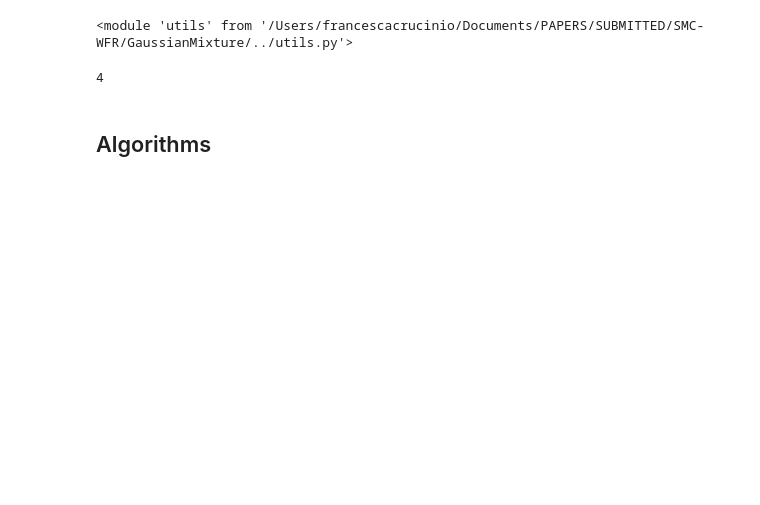
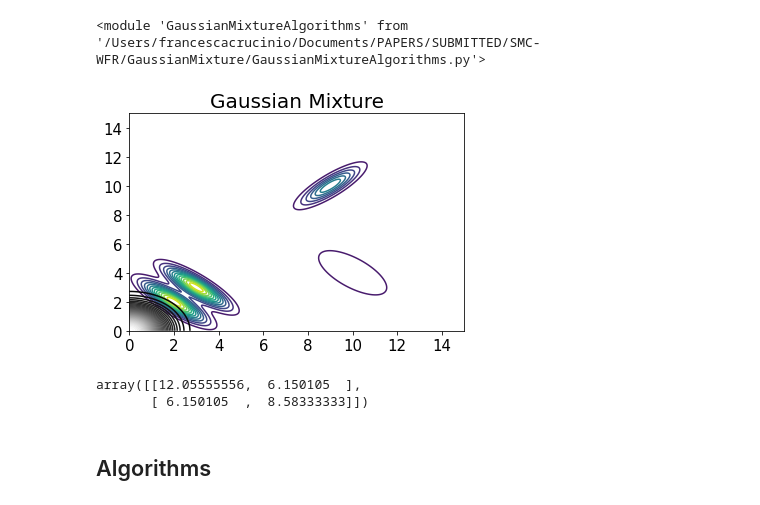
Before and after one commit to FrancescaCrucinio/SMC-WFR, a Jupyter notebook: GaussianMixture/GaussianMixture2D_FlowComparison.ipynb, the cells around one changed output. Cells and saved outputs as stored; diff of their text form; code cells hidden in the pictures; blank space fills up the shorter version.

```diff
--- a/GaussianMixture/GaussianMixture2D_FlowComparison.ipynb
+++ b/GaussianMixture/GaussianMixture2D_FlowComparison.ipynb
@@ -11,11 +11,9 @@ import sys
 sys.path.append('..')
 
 import GaussianMixtureAlgorithms as algo
-import utils as u
 importlib.reload(algo)
-importlib.reload(u)
 # %% [output]
-<module 'utils' from '/Users/francescacrucinio/Documents/PAPERS/SUBMITTED/SMC-WFR/GaussianMixture/../utils.py'>
+<module 'GaussianMixtureAlgorithms' from '/Users/francescacrucinio/Documents/PAPERS/SUBMITTED/SMC-WFR/GaussianMixture/GaussianMixtureAlgorithms.py'>
 # %%
 # d = 2
 # w = 1/3
@@ -48,12 +47,19 @@ Sigma0 = np.eye(d)
 Sigmas_inv = np.array([linalg.inv(Sigmas[0,:,:]), linalg.inv(Sigmas[1,:,:]), linalg.inv(Sigmas[2,:,:]), linalg.inv(Sigmas[3,:,:])])
-# %%
-weights.size
-# %% [output]
-4
 # %%
 x, y = np.mgrid[0:15:.01, 0:15:.01]
 data = np.dstack((x, y))
 z = 0
 for j in range(weights.size):
     z += weights[j]*multivariate_normal.pdf(data, ms[j,:], Sigmas[j,:,:])
+# %%
+data = np.dstack((x, y))
+zinitial = multivariate_normal.pdf(data, np.array([0, 0]), np.eye(d))
+plt.contour(x, y, z, 15)
+plt.contour(x, y, zinitial, 15, cmap = 'gray', levels = 50)
+plt.title('Gaussian Mixture', fontsize = 20)
+plt.xticks(fontsize=15);
+plt.yticks(fontsize=15);
+# plt.savefig("gm.pdf")
+# %% [output]
+[figure, added]
 # %%
@@ -65,3 +72,8 @@ true_variance = true_variance/2
+# %%
+true_variance
+# %% [output]
+array([[12.05555556,  6.150105  ],
+       [ 6.150105  ,  8.58333333]])
 # %% [markdown]
 ## Algorithms
 # %%
```
Also changed, not shown: parts of 27 cells of this notebook, 6 other files.
